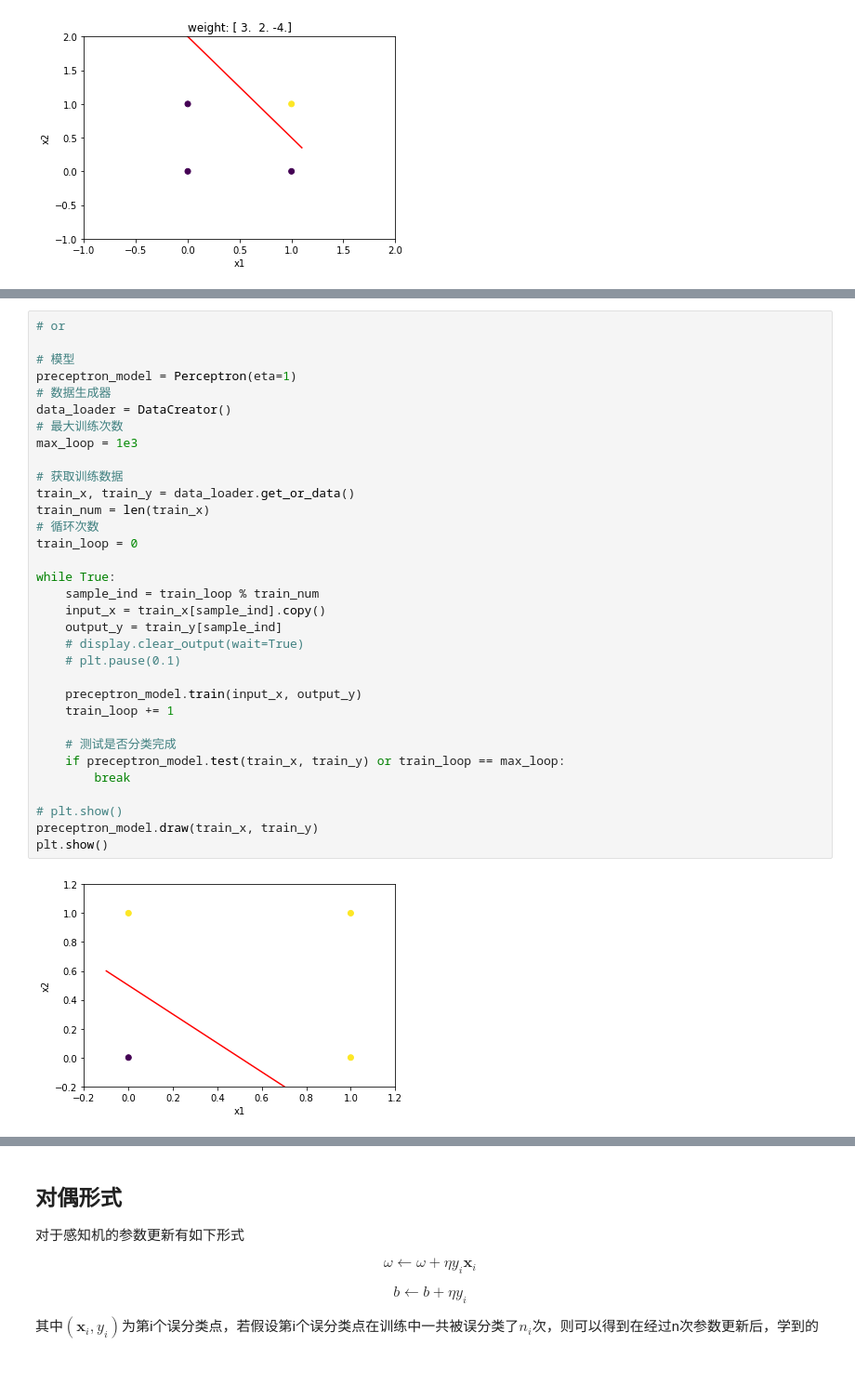
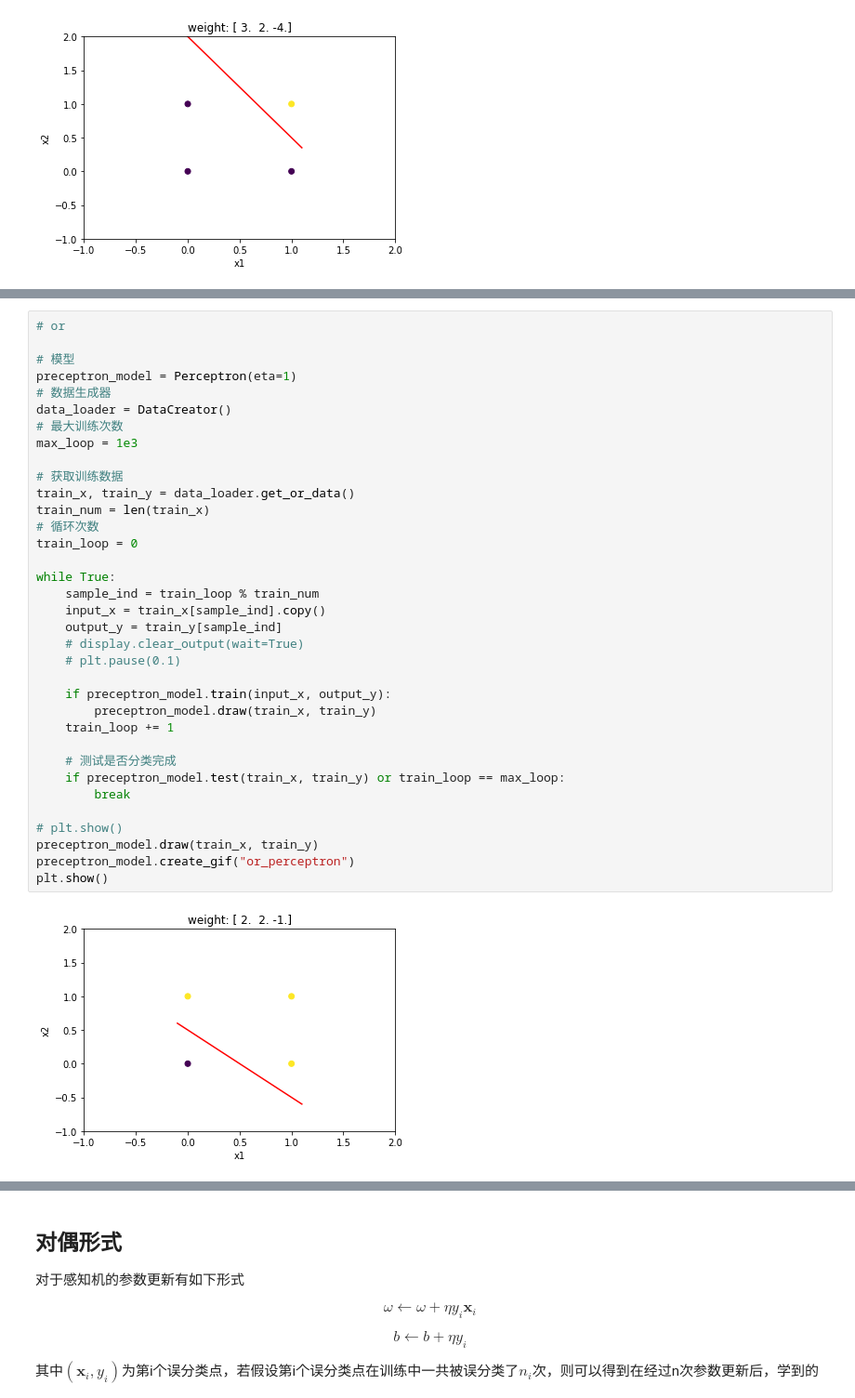
Before and after one commit to koolo233/NeuralNetworks, a Jupyter notebook: Perceptron.ipynb, the cells around one changed output, grey strips where cells are left out. Shown: that part at 93% size. Drawn from its saved outputs; the diff is of its cells as text; blank space fills up the shorter version.

Commit message:
perceptron

```diff
--- a/Perceptron.ipynb
+++ b/Perceptron.ipynb
@@ -300,32 +300,34 @@ plt.show()
 # 模型
 preceptron_model = Perceptron(eta=1)
 # 数据生成器
 data_loader = DataCreator()
 # 最大训练次数
 max_loop = 1e3
 
 # 获取训练数据
 train_x, train_y = data_loader.get_or_data()
 train_num = len(train_x)
 # 循环次数
 train_loop = 0
 
 while True:
     sample_ind = train_loop % train_num
     input_x = train_x[sample_ind].copy()
     output_y = train_y[sample_ind]
     # display.clear_output(wait=True)
     # plt.pause(0.1)
 
-    preceptron_model.train(input_x, output_y)
+    if preceptron_model.train(input_x, output_y):
+        preceptron_model.draw(train_x, train_y)
     train_loop += 1
 
     # 测试是否分类完成
     if preceptron_model.test(train_x, train_y) or train_loop == max_loop:
         break
 
 # plt.show()
 preceptron_model.draw(train_x, train_y)
+preceptron_model.create_gif("or_perceptron")
 plt.show()
 # %% [output]
-[figure, old version]
+[figure, new version]
```
Also changed, not shown: parts of 6 cells of this notebook, 3 other files.
